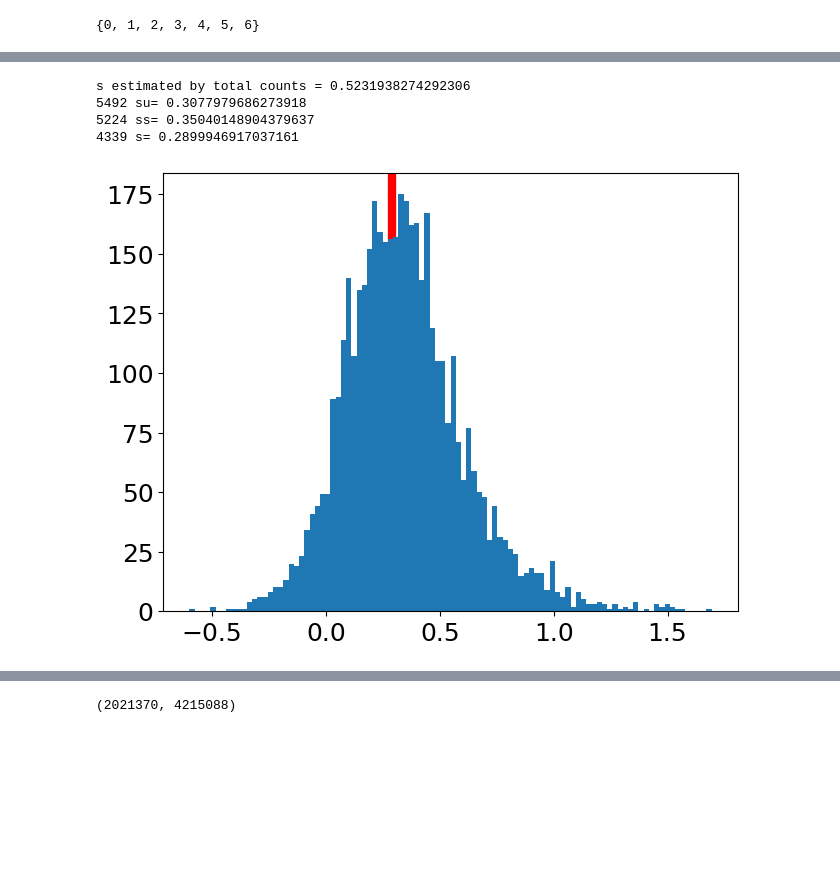
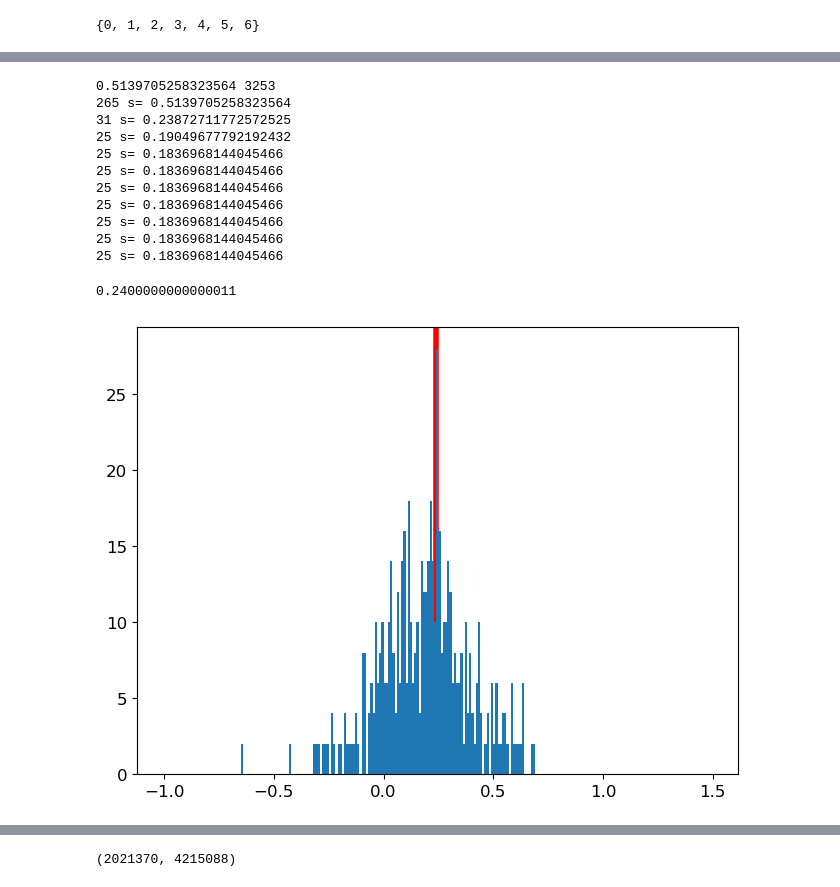
Before and after one commit to meichenfang/FP_2025, a Jupyter notebook: CITE-seq.ipynb, the cells around one changed output, grey strips where cells are left out. Cells and saved outputs as stored; diff of their text form; code cells hidden in the pictures; blank space fills up the shorter version.

```diff
--- a/CITE-seq.ipynb
+++ b/CITE-seq.ipynb
@@ -227,8 +227,16 @@ print(adata.layers['unspliced'].toarray().mean(),adata.layers['spliced'].toarray
 # %%
-su, ss, sp = estimate_s(adata)
+estimate_s(adata,layers=["unspliced","unspliced"],min_mean=0.1)
 # %% [output]
-s estimated by total counts = 0.5231938274292306
-5492 su= 0.3077979686273918
-5224 ss= 0.35040148904379637
-4339 s= 0.2899946917037161
+0.5139705258323564 3253
+265 s= 0.5139705258323564
+31 s= 0.23872711772572525
+25 s= 0.19049677792192432
+25 s= 0.1836968144045466
+25 s= 0.1836968144045466
+25 s= 0.1836968144045466
+25 s= 0.1836968144045466
+25 s= 0.1836968144045466
+25 s= 0.1836968144045466
+25 s= 0.1836968144045466
+0.2400000000000011
-[figure, old version]
+[figure, new version]
```
Also changed, not shown: parts of 29 cells of this notebook, 6 other files.
